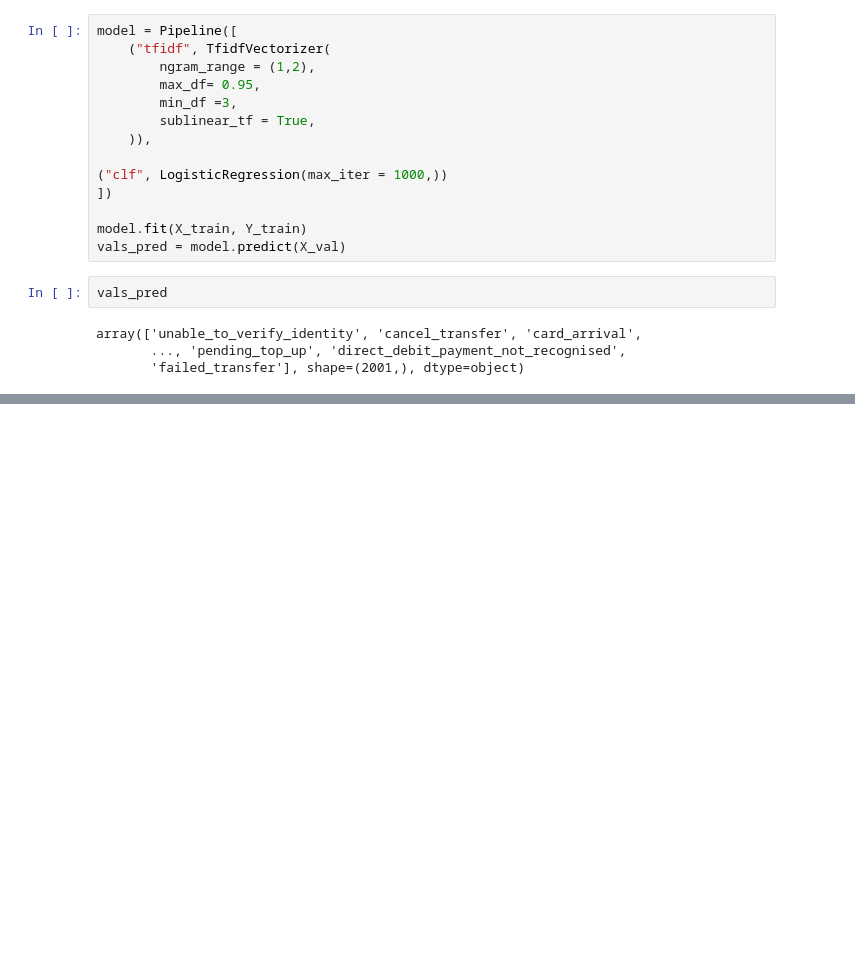
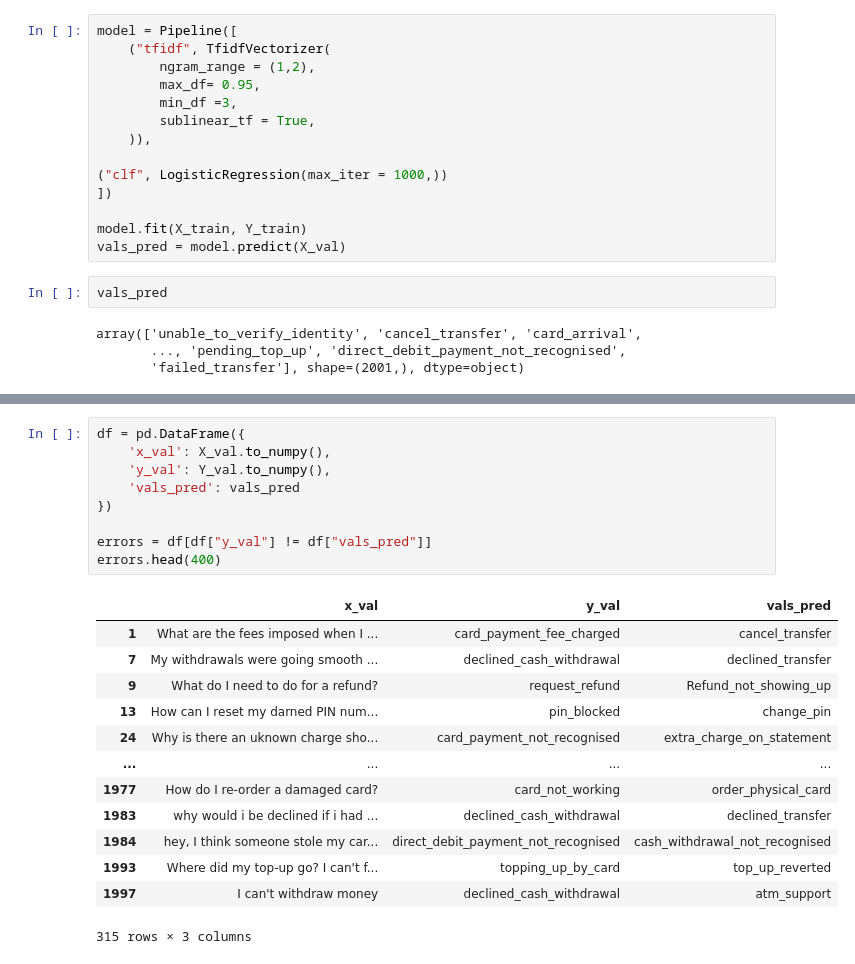
Before and after one commit to CaseyKiiza2026/banking-intent-ranking, a Jupyter notebook: notebooks/01_eda.ipynb, the cells around one changed output, grey strips where cells are left out. Drawn from its saved outputs; the diff is of its cells as text; blank space fills up the shorter version.

Commit message:
error analysis

```diff
--- a/notebooks/01_eda.ipynb
+++ b/notebooks/01_eda.ipynb
@@ -373,3 +373,26 @@ balance_not_updated_after_cheque_or_cash_deposit       0.84      0.86      0.85
                                         accuracy                           0.84      2001
                                        macro avg       0.85      0.84      0.84      2001
                                     weighted avg       0.85      0.84      0.84      2001
+# %%
+df = pd.DataFrame({
+    'x_val': X_val.to_numpy(),
+    'y_val': Y_val.to_numpy(),
+    'vals_pred': vals_pred
+})
+
+errors = df[df["y_val"] != df["vals_pred"]]
+errors.head(400)
+# %% [output]
+|  | x_val | y_val | vals_pred |
+| 1 | What are the fees imposed when I ... | card_payment_fee_charged | cancel_transfer |
+| 7 | My withdrawals were going smooth ... | declined_cash_withdrawal | declined_transfer |
+| 9 | What do I need to do for a refund? | request_refund | Refund_not_showing_up |
+| 13 | How can I reset my darned PIN num... | pin_blocked | change_pin |
+| 24 | Why is there an uknown charge sho... | card_payment_not_recognised | extra_charge_on_statement |
+| ... | ... | ... | ... |
+| 1977 | How do I re-order a damaged card? | card_not_working | order_physical_card |
+| 1983 | why would i be declined if i had ... | declined_cash_withdrawal | declined_transfer |
+| 1984 | hey, I think someone stole my car... | direct_debit_payment_not_recognised | cash_withdrawal_not_recognised |
+| 1993 | Where did my top-up go? I can't f... | topping_up_by_card | top_up_reverted |
+| 1997 | I can't withdraw money | declined_cash_withdrawal | atm_support |
+315 rows × 3 columns
```
Also changed, not shown: parts of 5 cells of this notebook.
